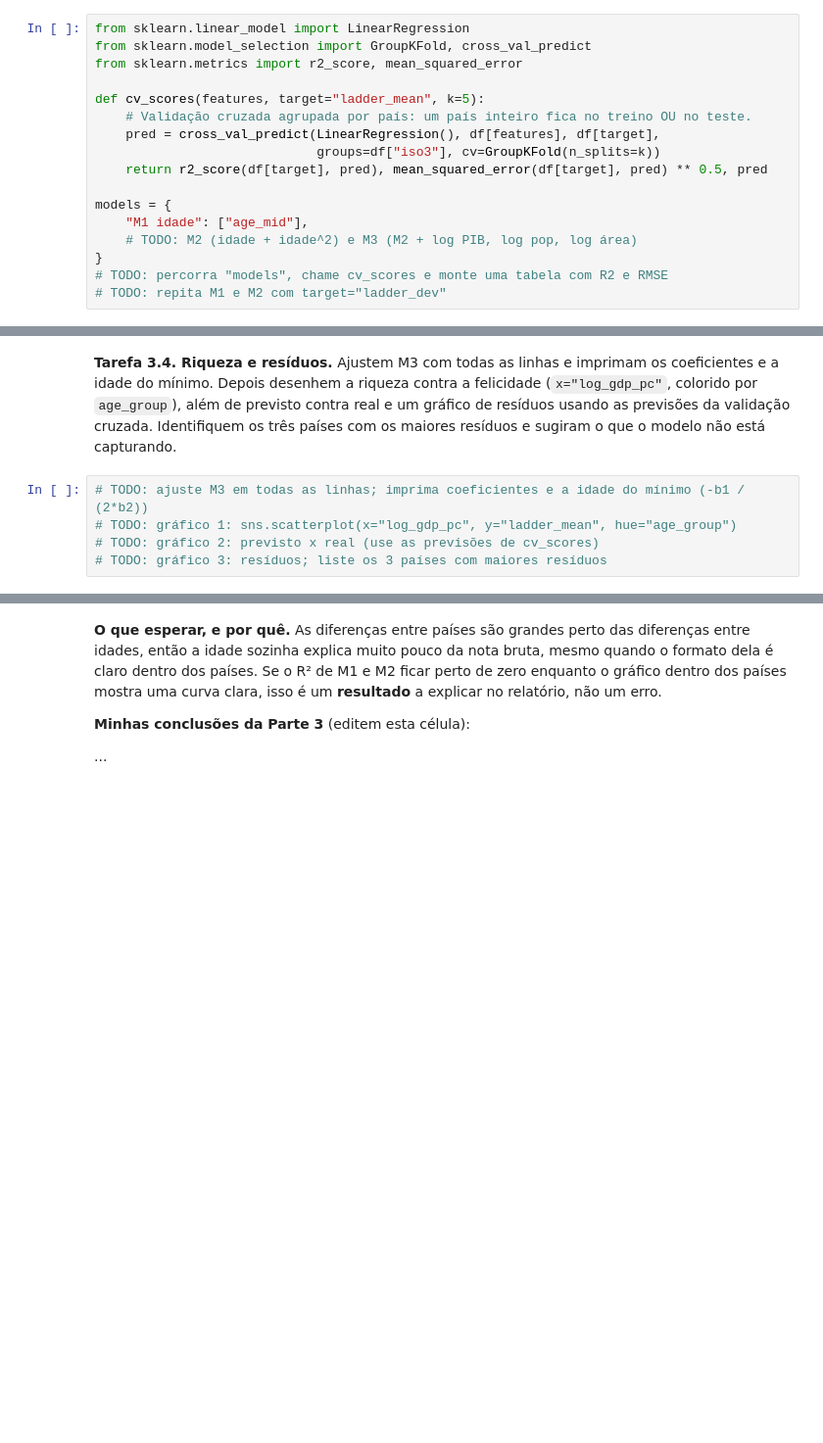
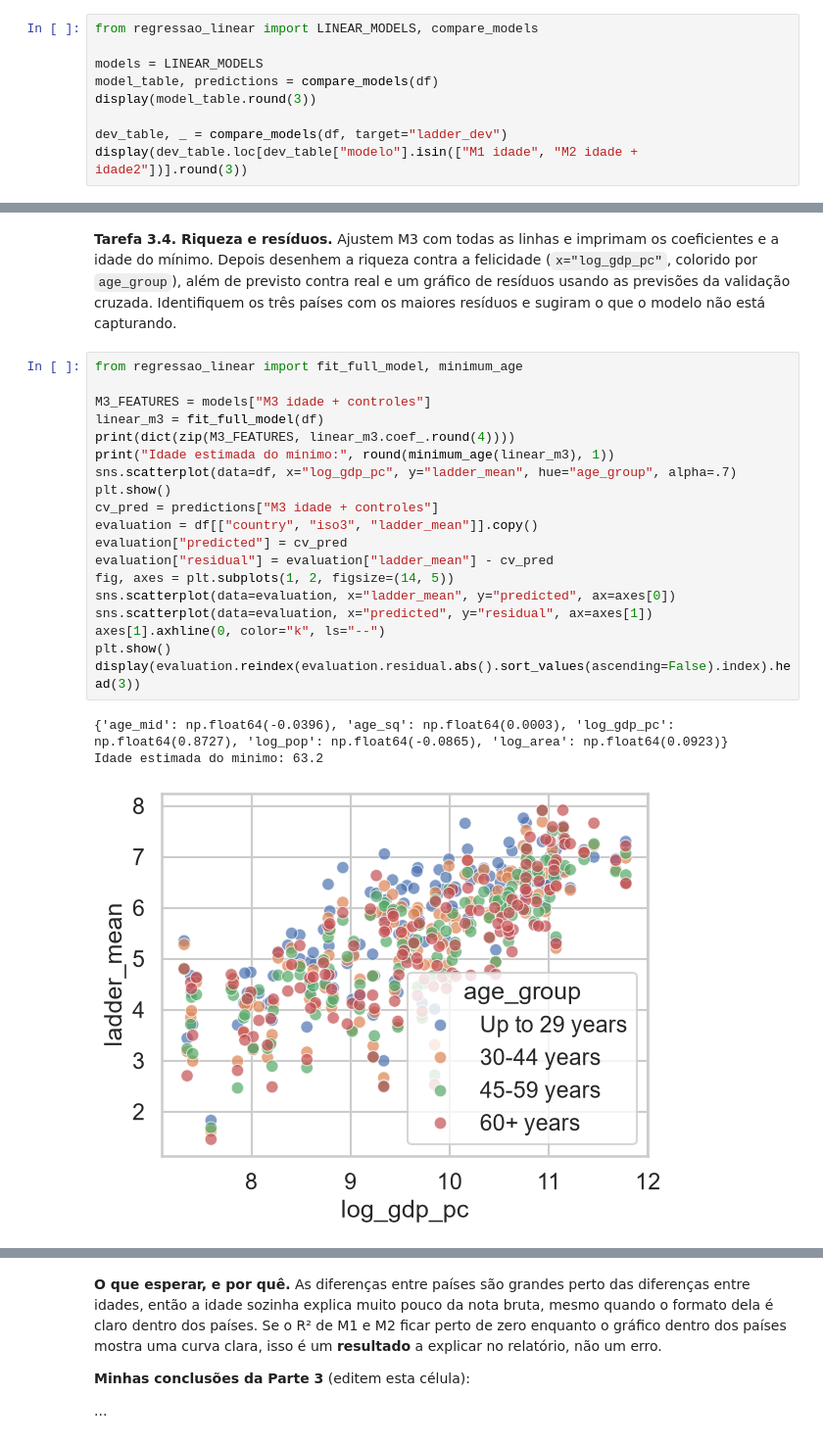
Before and after one commit to phvcarvalho12/IaRegressaoPUC, a Jupyter notebook: PUCSP_CS_AI_10_AI_ML_Happines.ipynb, the cells around one changed output, grey strips where cells are left out. Shown at 98% size. Saved outputs shown, nothing was run; the diff lists cells and outputs as text; blank space fills up the shorter version.

Commit message:
IA Regressao completo

```diff
--- a/PUCSP_CS_AI_10_AI_ML_Happines.ipynb
+++ b/PUCSP_CS_AI_10_AI_ML_Happines.ipynb
@@ -319,19 +336,11 @@ df["ladder_dev"] = df["ladder_mean"] - df.groupby("iso3")["ladder_mean"].transfo
 # %% [markdown]
 **Tarefa 3.3. Comparem três modelos em países não vistos.** Uma divisão aleatória de linhas colocaria as outras faixas etárias do mesmo país no treino, então dividam **por país** com `GroupKFold`. Reportem R² e RMSE em validação cruzada para M1, M2 e M3, e depois repitam M1 e M2 com `ladder_dev` como alvo.
 # %%
-from sklearn.linear_model import LinearRegression
-from sklearn.model_selection import GroupKFold, cross_val_predict
-from sklearn.metrics import r2_score, mean_squared_error
+from regressao_linear import LINEAR_MODELS, compare_models
 
-def cv_scores(features, target="ladder_mean", k=5):
-    # Validação cruzada agrupada por país: um país inteiro fica no treino OU no teste.
-    pred = cross_val_predict(LinearRegression(), df[features], df[target],
-                             groups=df["iso3"], cv=GroupKFold(n_splits=k))
-    return r2_score(df[target], pred), mean_squared_error(df[target], pred) ** 0.5, pred
+models = LINEAR_MODELS
+model_table, predictions = compare_models(df)
+display(model_table.round(3))
 
-models = {
-    "M1 idade": ["age_mid"],
-    # TODO: M2 (idade + idade^2) e M3 (M2 + log PIB, log pop, log área)
-}
-# TODO: percorra "models", chame cv_scores e monte uma tabela com R2 e RMSE
-# TODO: repita M1 e M2 com target="ladder_dev"
+dev_table, _ = compare_models(df, target="ladder_dev")
+display(dev_table.loc[dev_table["modelo"].isin(["M1 idade", "M2 idade + idade2"])].round(3))
@@ -338,7 +355,25 @@ models = {
 # %% [markdown]
 **Tarefa 3.4. Riqueza e resíduos.** Ajustem M3 com todas as linhas e imprimam os coeficientes e a idade do mínimo. Depois desenhem a riqueza contra a felicidade (`x="log_gdp_pc"`, colorido por `age_group`), além de previsto contra real e um gráfico de resíduos usando as previsões da validação cruzada. Identifiquem os três países com os maiores resíduos e sugiram o que o modelo não está capturando.
 # %%
-# TODO: ajuste M3 em todas as linhas; imprima coeficientes e a idade do mínimo (-b1 / (2*b2))
-# TODO: gráfico 1: sns.scatterplot(x="log_gdp_pc", y="ladder_mean", hue="age_group")
-# TODO: gráfico 2: previsto x real (use as previsões de cv_scores)
-# TODO: gráfico 3: resíduos; liste os 3 países com maiores resíduos
+from regressao_linear import fit_full_model, minimum_age
+
+M3_FEATURES = models["M3 idade + controles"]
+linear_m3 = fit_full_model(df)
+print(dict(zip(M3_FEATURES, linear_m3.coef_.round(4))))
+print("Idade estimada do minimo:", round(minimum_age(linear_m3), 1))
+sns.scatterplot(data=df, x="log_gdp_pc", y="ladder_mean", hue="age_group", alpha=.7)
+plt.show()
+cv_pred = predictions["M3 idade + controles"]
+evaluation = df[["country", "iso3", "ladder_mean"]].copy()
+evaluation["predicted"] = cv_pred
+evaluation["residual"] = evaluation["ladder_mean"] - cv_pred
+fig, axes = plt.subplots(1, 2, figsize=(14, 5))
+sns.scatterplot(data=evaluation, x="ladder_mean", y="predicted", ax=axes[0])
+sns.scatterplot(data=evaluation, x="predicted", y="residual", ax=axes[1])
+axes[1].axhline(0, color="k", ls="--")
+plt.show()
+display(evaluation.reindex(evaluation.residual.abs().sort_values(ascending=False).index).head(3))
+# %% [output]
+{'age_mid': np.float64(-0.0396), 'age_sq': np.float64(0.0003), 'log_gdp_pc': np.float64(0.8727), 'log_pop': np.float64(-0.0865), 'log_area': np.float64(0.0923)}
+Idade estimada do minimo: 63.2
+[figure, added]
```
Also changed, not shown: parts of 25 cells of this notebook, 8 other files.
